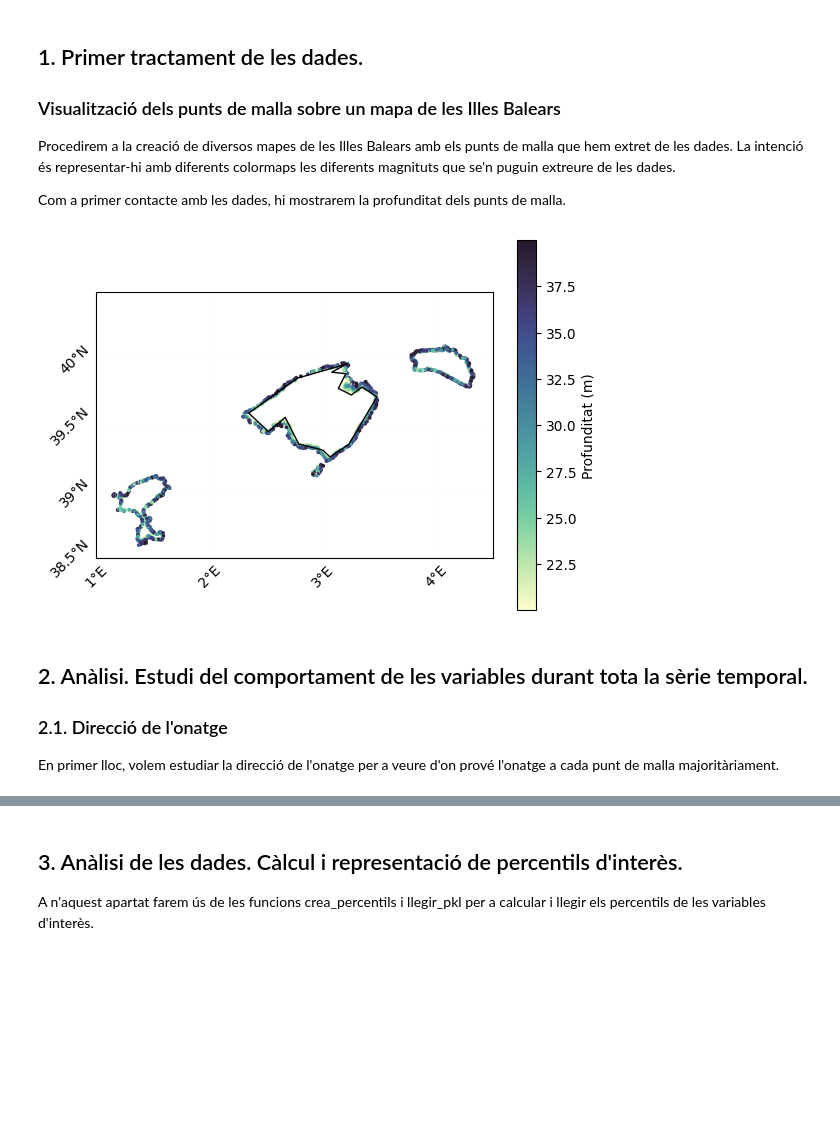
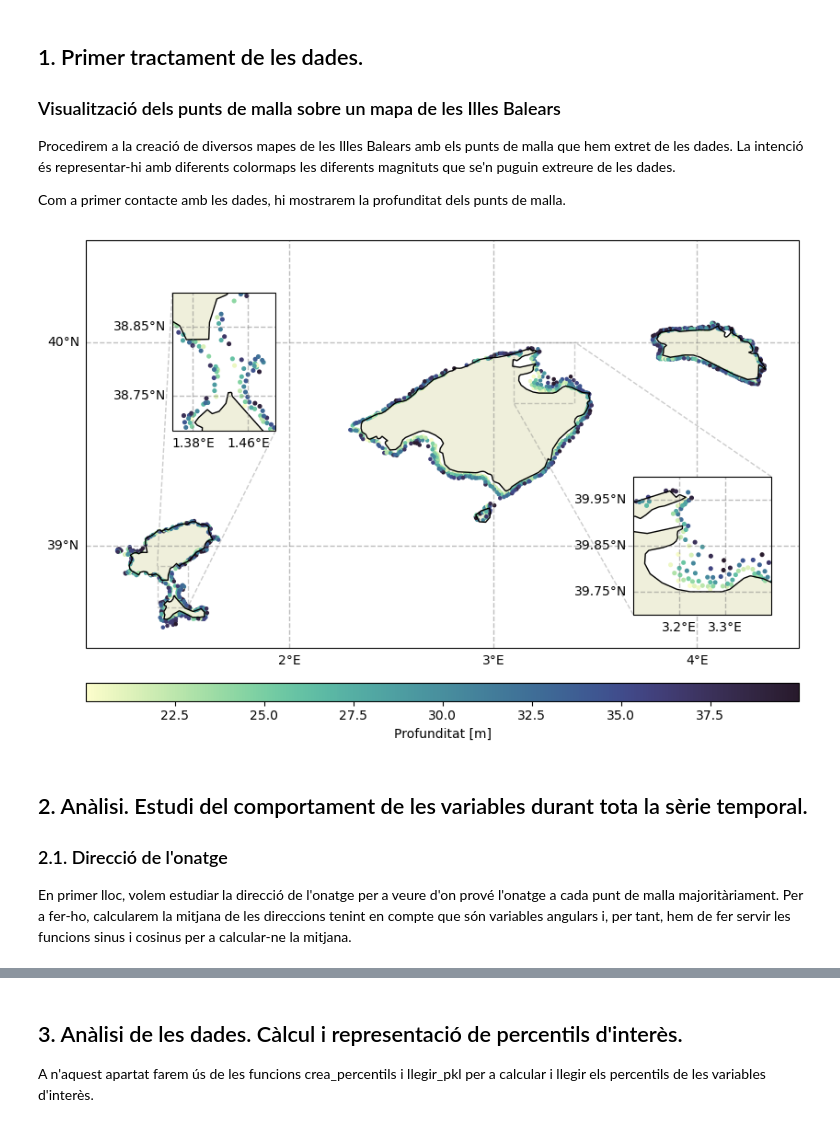
Before and after one commit to mugva/coexmed_tfg, a Jupyter notebook: general.ipynb, the cells around one changed output, grey strips where cells are left out. Cells and saved outputs as stored; diff of their text form; code cells hidden in the pictures; blank space fills up the shorter version.

```diff
--- a/general.ipynb
+++ b/general.ipynb
@@ -239,23 +266,66 @@ Com a primer contacte amb les dades, hi mostrarem la profunditat dels punts de m
 # %%
 lat, lon, depth = lat_lon_depth()  # extreim les dades
 
 # ara llegirem el colormap que volem
-rgb = np.loadtxt(r"D:\tfg\cmocean_phase.rgb") / 255  # normalitzam els valors
-cmocean_phase = ListedColormap(rgb)
+rgb = np.loadtxt(r"D:\tfg\figures\cmaps\cmocean_deep.rgb") / 255  # normalitzam els valors
+cmocean_deep = ListedColormap(rgb)
 
-fig, ax = plt.subplots()
-m = plot_costa(axi = ax, reg='IB', res='l')
-parallels = np.arange(38.5, 40.6, 0.5)
-m.drawparallels(parallels, linewidth=.01, labels=[True,False,False,False], rotation=45)
-meridians = np.arange(1.,4.6,1)
-m.drawmeridians(meridians, linewidth=.01,labels=[True,False,False,True], rotation=45)
-sc = m.scatter(lon, lat, latlon=True, c=depth, cmap=cmocean.cm.deep, s=3)
-plt.colorbar(sc, label='Profunditat (m)')
+# ara farem el plot
+fig, ax = plt.subplots(figsize=(10, 10), subplot_kw={'projection': ccrs.PlateCarree()})
+
+ax.set_extent([1., 4.5, 38.5, 40.5])
+ax.add_feature(cfeature.COASTLINE.with_scale('10m'))  # resolucions: 10m, 50m, 110m
+ax.add_feature(cfeature.LAND)
+
+sc = ax.scatter(lon, lat, c=depth, cmap=cmocean_deep, s=5)
+
+cbar = plt.colorbar(sc, ax=ax, label='Profunditat [m]', orientation='horizontal', pad=0.05, aspect=40)
+
+# gridlines
+gl = ax.gridlines(draw_labels=True, linewidth=1, color='gray', alpha=0.5, linestyle='--')
+gl.top_labels = gl.right_labels = False
+gl.xformatter = LONGITUDE_FORMATTER
+gl.yformatter = LATITUDE_FORMATTER
+gl.xlocator = mticker.FixedLocator(range(1, 6, 1))  # adjust as per your extent
+gl.ylocator = mticker.FixedLocator(range(38, 41, 1))  # adjust as per your extent
+
+# zoom a platja de Muro
+ax_inset = plt.axes([0.72, 0.3, 0.15, 0.15], projection=ccrs.PlateCarree())
+ax_inset.set_extent([3.1, 3.4, 39.7, 40])
+ax_inset.add_feature(cfeature.COASTLINE.with_scale('10m'))
+ax_inset.add_feature(cfeature.LAND)
+sc_inset = ax_inset.scatter(lon, lat, c=depth, cmap=cmocean_deep, s=7)
+mark_inset(ax, ax_inset, loc1=1, loc2=3, fc="none", ec=".5", alpha=.4, linestyle='--')
+
+# gridlins a l'inset
+gl_inset = ax_inset.gridlines(draw_labels=True, linewidth=1, color='gray', alpha=0.5, linestyle='--')
+gl_inset.top_labels = gl_inset.right_labels = False
+gl_inset.xformatter = LONGITUDE_FORMATTER
+gl_inset.yformatter = LATITUDE_FORMATTER
+gl_inset.xlocator = mticker.FixedLocator(np.arange(3.1, 3.6, 0.1))  # adjust as per your extent
+gl_inset.ylocator = mticker.FixedLocator(np.arange(39.75, 40, 0.1))  # adjust as per your extent
+
+# zoom al pas entre Eivissa i Formentera
+ax_inset2 = plt.axes([0.2, 0.5, 0.15, 0.15], projection=ccrs.PlateCarree())
+ax_inset2.set_extent([1.35, 1.5, 38.7, 38.9])
+ax_inset2.add_feature(cfeature.COASTLINE.with_scale('10m'))
+ax_inset2.add_feature(cfeature.LAND)
+sc_inset2 = ax_inset2.scatter(lon, lat, c=depth, cmap=cmocean_deep, s=7)
+mark_inset(ax, ax_inset2, loc1=2, loc2=4, fc="none", ec=".5", alpha=.4, linestyle='--')
+
+# gridlins a l'inset2
+gl_inset2 = ax_inset2.gridlines(draw_labels=True, linewidth=1, color='gray', alpha=0.5, linestyle='--')
+gl_inset2.top_labels = gl_inset2.right_labels = False
+gl_inset2.xformatter = LONGITUDE_FORMATTER
+gl_inset2.yformatter = LATITUDE_FORMATTER
+gl_inset2.xlocator = mticker.FixedLocator([1.38, 1.46])  # adjust as per your extent
+gl_inset2.ylocator = mticker.FixedLocator([38.75, 38.85])  # adjust as per your extent
+
 plt.show()
 # %% [output]
-[figure, old version]
+[figure, new version]
 # %% [markdown]
 ## 2. Anàlisi. Estudi del comportament de les variables durant tota la sèrie temporal.
 
 ### 2.1. Direcció de l'onatge
-En primer lloc, volem estudiar la direcció de l'onatge per a veure d'on prové l'onatge a cada punt de malla majoritàriament.
+En primer lloc, volem estudiar la direcció de l'onatge per a veure d'on prové l'onatge a cada punt de malla majoritàriament. Per a fer-ho, calcularem la mitjana de les direccions tenint en compte que són variables angulars i, per tant, hem de fer servir les funcions sinus i cosinus per a calcular-ne la mitjana.
```
Also changed, not shown: parts of 8 cells of this notebook, 3 other files.
